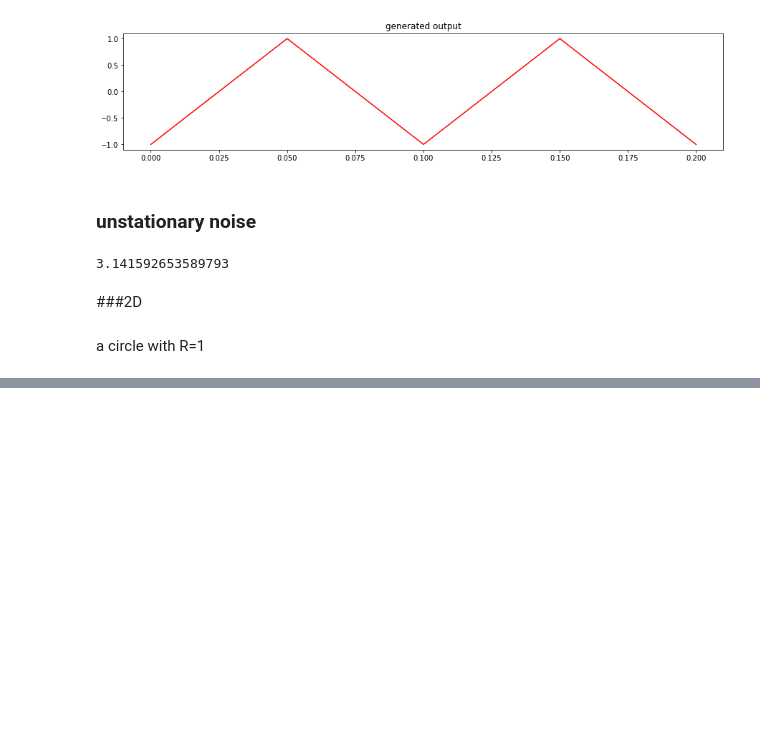
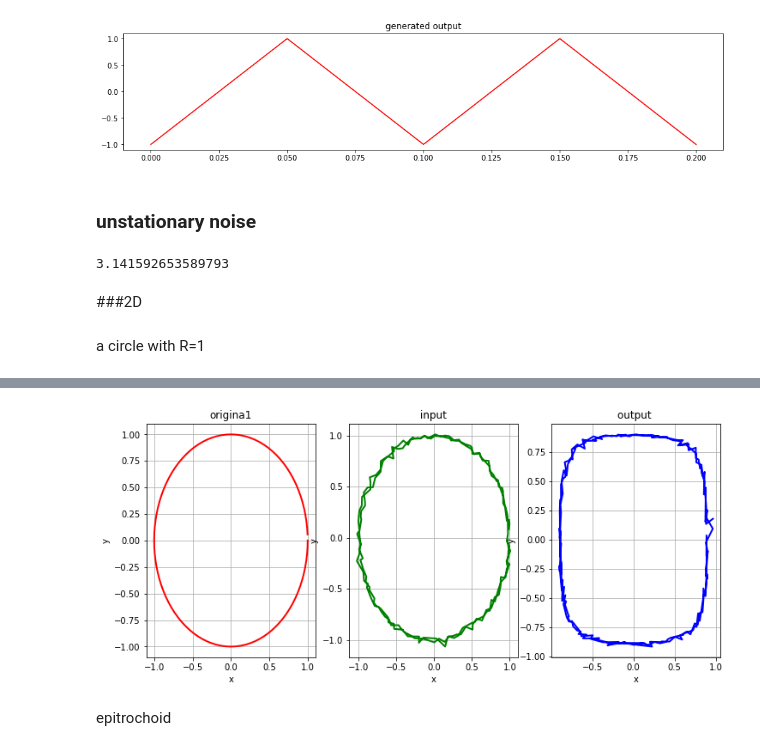
Before and after one commit to Nadiam75/DeepLearning_HW_3, a Jupyter notebook: Q2.ipynb, the cells around one changed output, grey strips where cells are left out. Saved outputs shown, nothing was run; the diff lists cells and outputs as text; code cells hidden in the pictures; blank space fills up the shorter version.

```diff
--- a/Q2.ipynb
+++ b/Q2.ipynb
@@ -549,0 +600,9 @@ plt.grid()
+# %%
+model_input = tf.keras.layers.Input(shape=(x_train.shape[1], x_train.shape[2]))
+model_output= tf.keras.layers.SimpleRNN(2, return_sequences=True)(model_input)
+# model_output = tf.keras.layers.Dense(2 , activation = 'tanh') (m)
+RNNmodel = tf.keras.models.Model(inputs=model_input, outputs=model_output)
+RNNmodel.compile(loss='mse', optimizer=tf.keras.optimizers.Adam(learning_rate = 0.001))
+# my_adam_optimizer = tf.keras.optimizers.Adam(lr=0.0001, beta_1=0.9, beta_2=0.999, epsilon=None, decay=0.0, amsgrad=False)
+# model.compile(loss='mse', optimizer= my_adam_optimizer )
+history=RNNmodel.fit(x_train, y_train, epochs=10, validation_data=(x_validation, y_validation), batch_size=1, verbose=1)
@@ -549,0 +630,7 @@ plt.grid()
+# %%
+# Evaluation on the training
+print('Evaluation with Test Set:')
+loss = RNNmodel.evaluate(x_test, y_test, verbose=1)
+print('Test loss:', loss)
+# Prediction
+y_hat = RNNmodel.predict(x_test)
@@ -550,3 +641,39 @@ plt.grid()
+# %%
+y_resh = y_test.reshape((200,100,2))
+x_resh = x_test.reshape((100,200,2))
+resh = y_hat.reshape((100,200 , 2))
+# %%
+plt.figure(figsize = figureSize)
+plt.subplot(1,3,1)
+
+# plt.scatter(y_test.reshape((20000,2))[:,0],y_test.reshape((20000,2))[:,1],linewidth=2,color='r')
+plt.plot(y_resh [1, : , 0],y_resh[1 , :, 1],linewidth=2,color='r')
+
+plt.xlabel('x')
+plt.ylabel('y')
+plt.title('origina1')
+plt.grid()
+
+plt.subplot(1,3,2)
+# plt.scatter(x_test.reshape((20000,2))[:,0],y_hat.reshape((20000,2))[:,1],linewidth=2,color='g')
+plt.plot(x_resh [1, : , 0], x_resh[1 , :, 1],linewidth=2,color='g')
+
+plt.xlabel('x')
+plt.ylabel('y')
+plt.title(' input ')
+plt.grid()
+
+
+plt.subplot(1,3,3)
+plt.plot(resh [1, : , 0], resh[1 , :, 1],linewidth=2,color='b')
+plt.xlabel('x')
+plt.ylabel('y')
+plt.title('output ')
+plt.grid()
+# %% [output]
+[figure, added]
+# %% [markdown]
+epitrochoid
 # %%
 a=5;b=3;c=5
 x_epitrochoid = (a+b)*np.cos(t)-c*np.cos((a/b +1)* t)
```
Also changed, not shown: parts of 44 cells of this notebook.
